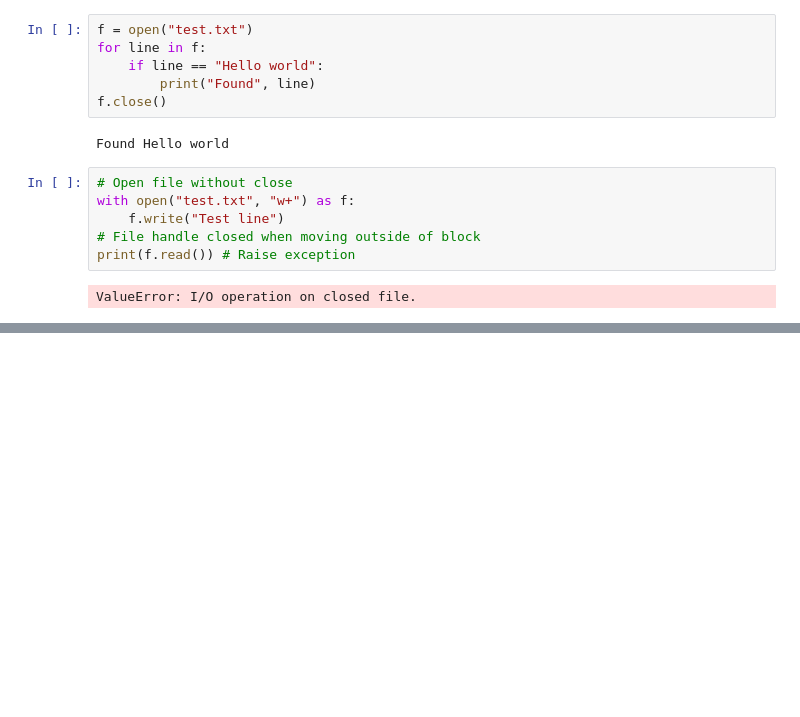
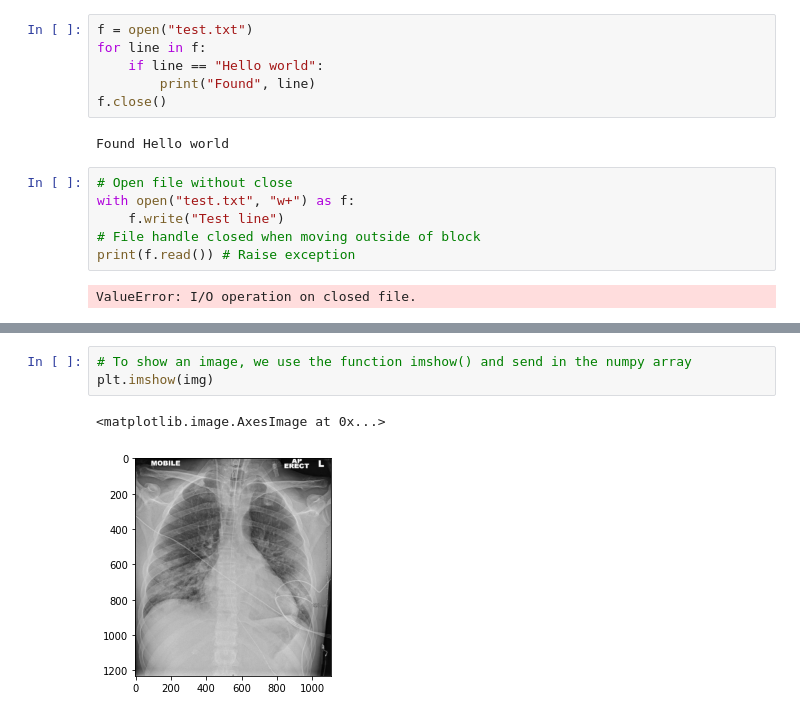
Before and after one commit to P-Fagerstrom/python_programmering, a Jupyter notebook: Lecture07/Python_Lecture07_demo.ipynb, the cells around one changed output, grey strips where cells are left out. Saved outputs shown, nothing was run; the diff lists cells and outputs as text; blank space fills up the shorter version.

```diff
--- a/Lecture07/Python_Lecture07_demo.ipynb
+++ b/Lecture07/Python_Lecture07_demo.ipynb
@@ -68,0 +135,6 @@ ValueError: I/O operation on closed file.
+# %%
+# To show an image, we use the function imshow() and send in the numpy array
+plt.imshow(img)
+# %% [output]
+<matplotlib.image.AxesImage at 0x...>
+[figure, added]
```
Also changed, not shown: parts of 17 cells of this notebook, 7 other files.
